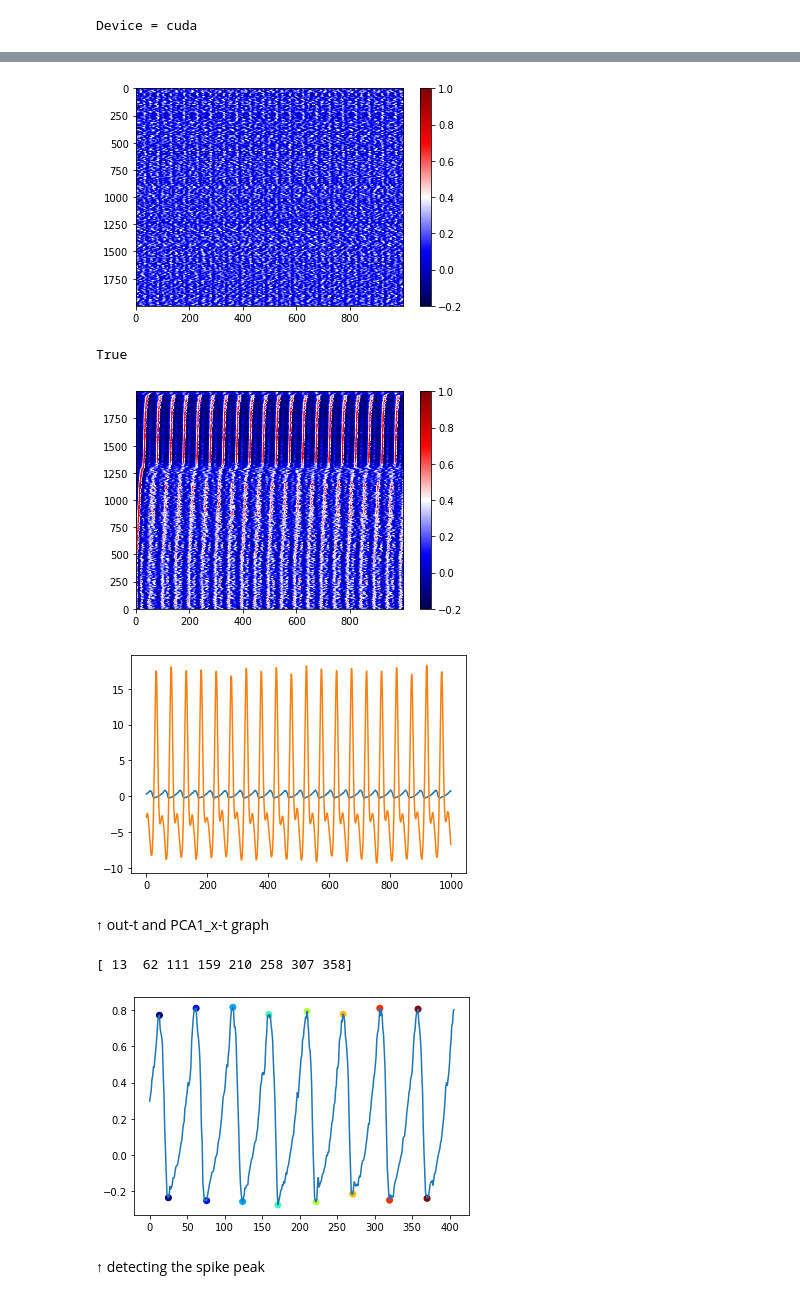
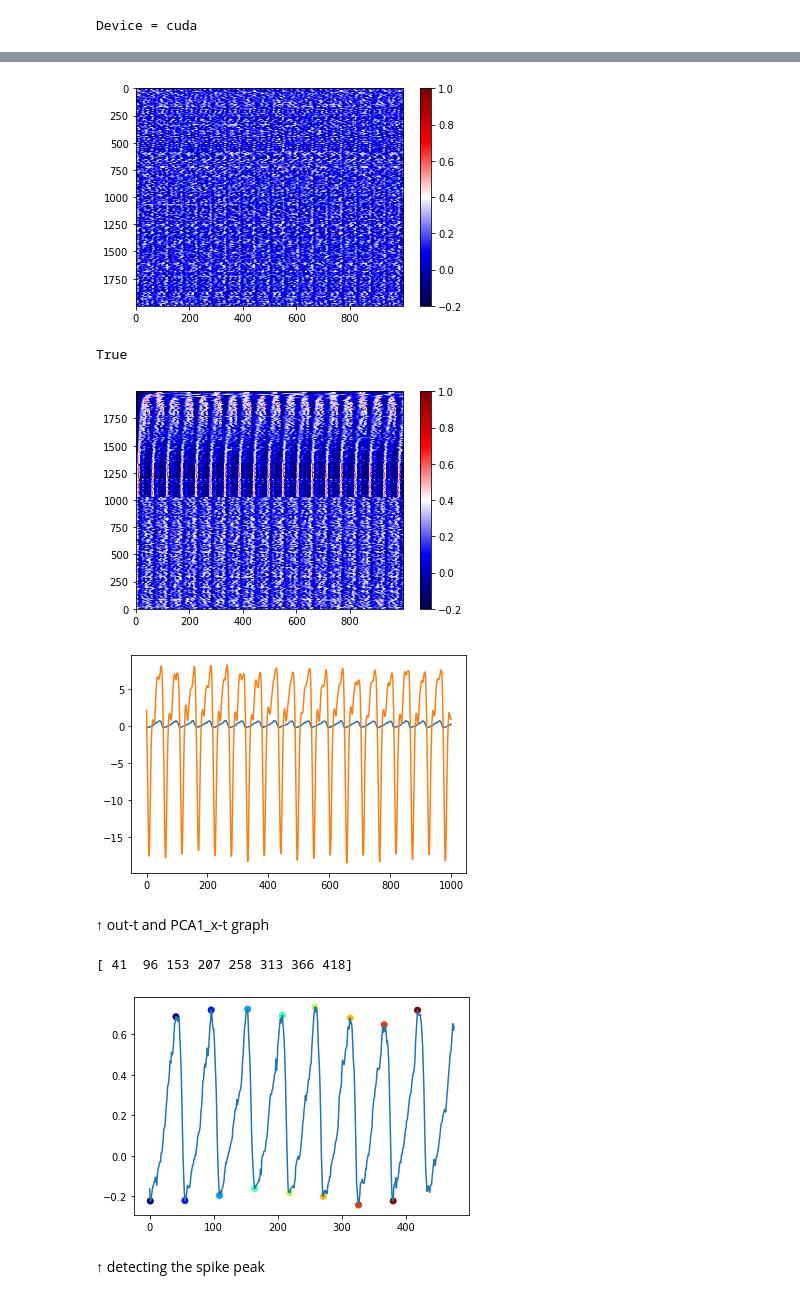
Before and after one commit to aw02m/Spiking_neural_networks, a Jupyter notebook: notebooks/spiking_positive_beta.ipynb, the cells around one changed output, grey strips where cells are left out. Cells and saved outputs as stored; diff of their text form; code cells hidden in the pictures.

```diff
--- a/notebooks/spiking_positive_beta.ipynb
+++ b/notebooks/spiking_positive_beta.ipynb
@@ -26,8 +26,8 @@ def one_neuron(x0, y0, iteration, p: KNNetParameters):
 # %%
 # params_spiking = KNNetParameters(eps = 0.015, beta = 0.0, d = 0.26, a = 0.25, J = 0.1081 + 0.1)
 # params_spiking = KNNetParameters(eps = 0.015, beta = 0.03, d = 0.26, a = 0.25, J = 0.1081 + 0.1)
-params_spiking = KNNetParameters(eps = 0.03, beta = 0.03, d = 0.26, a = 0.25, J = 0.1081 + 0.1)
-imin = 0; icrit = 40000; nt = 41000
+params_spiking = KNNetParameters(eps = 0.025, beta = 0.0375, d = 0.26, a = 0.25, J = 0.1081 + 0.1)
+imin = 0; icrit = 20000; nt = 21000
 # imin = 0; icrit = 20000; nt = 21000
 f_out_x, f_out_y = one_neuron(.2, 0, nt, params_spiking)
 f_out = np.concatenate([[f_out_x], [f_out_y]], 0).T
@@ -50,7 +50,7 @@ hidden_size = 2000
 output_size = 2
 
 eps_m = 0.1
-delta_eps = 0.07
+delta_eps = 0.1
 # eps_m = 0.035
 # delta_eps = 0
 eps = -delta_eps + 2 * delta_eps * torch.rand(hidden_size, 1).to(device) + eps_m
@@ -62,7 +62,7 @@ J = (1 + a - torch.sqrt(1 + a * a - a + 3 * eps)) / 3 + 0.075
 J = J.to(device)
 
 # p = KNNetParameters(eps=eps, J=J)
-p = KNNetParameters(eps=eps, a=torch.as_tensor(a), J=J, q=0.5, g=0.05)
+p = KNNetParameters(eps=eps, a=torch.as_tensor(a), J=J, q=0.7, g=0.05)
 
 x_initial = 0.6 * torch.rand(hidden_size, 1).to(device)
 y_initial = torch.zeros(hidden_size, 1).to(device)
@@ -163,11 +162,11 @@ plt.clim(-0.2, 1.0)
 plt.show()
 plt.close()
 # %% [output]
-[figure, old version]
+[figure, new version]
 # %%
 from operator import itemgetter
 # x_th = 0.65
-x_th = 0.4
+x_th = 0.0
 # x_th = 0.0
 data = x_np
 
@@ -197,7 +196,7 @@ plt.clim(-0.2, 1.0)
 plt.show()
 plt.close()
 # %% [output]
-[figure, old version]
+[figure, new version]
 # %%
 plt.plot(np.arange(1000), train_logs.numpy()[-1000:, 0, 0])
 plt.plot(np.arange(1000), pca_x.numpy()[:, 0])
@@ -206,29 +205,29 @@ plt.plot(np.arange(1000), pca_x.numpy()[:, 0])
 plt.show()
 plt.close()
 # %% [output]
-[figure, old version]
+[figure, new version]
 # %% [markdown]
 ↑
 out-t and PCA1_x-t graph
 # %%
 from scipy import signal
 
 output = train_logs.numpy()[-1000:, 0, 0]
-spikeid_max = signal.argrelmax(output, order=5)
-spikeid_min = signal.argrelmin(output, order=5)
+spikeid_max = signal.argrelmax(output, order=8)
+spikeid_min = signal.argrelmin(output, order=8)
 
 period = 8
 start = spikeid_max[0][0]
 end = spikeid_max[0][period]
 print(np.arange(1000)[spikeid_max][:period])
 plt.plot(np.arange(end), output[:end])
 plt.scatter([i for i in spikeid_max[0]][:period], output[spikeid_max][:period], c=[i for i in range(period)], cmap='jet')
 plt.scatter([i for i in spikeid_min[0]][:period], output[spikeid_min][:period], c=[i for i in range(period)], cmap='jet')
 plt.show()
 plt.close()
 # %% [output]
-[ 13  62 111 159 210 258 307 358]
+[ 41  96 153 207 258 313 366 418]
-[figure, old version]
+[figure, new version]
 # %% [markdown]
 ↑
 detecting the spike peak
```
Also changed, not shown: parts of 15 cells of this notebook.
